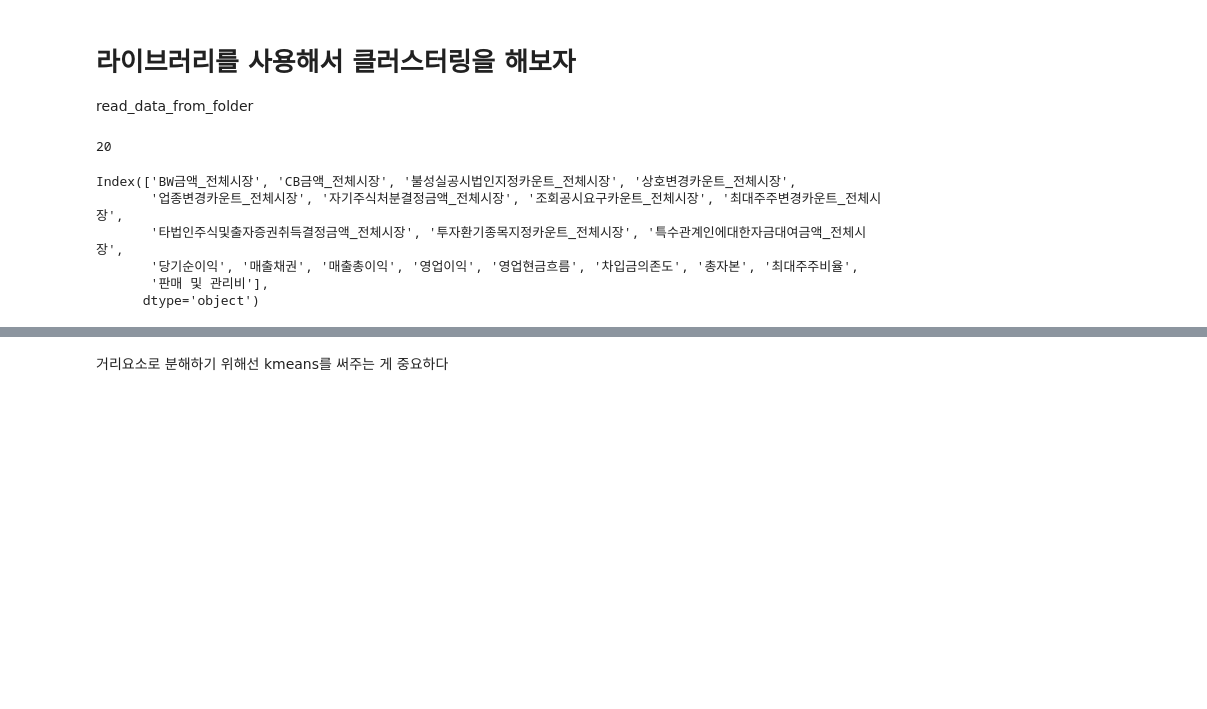
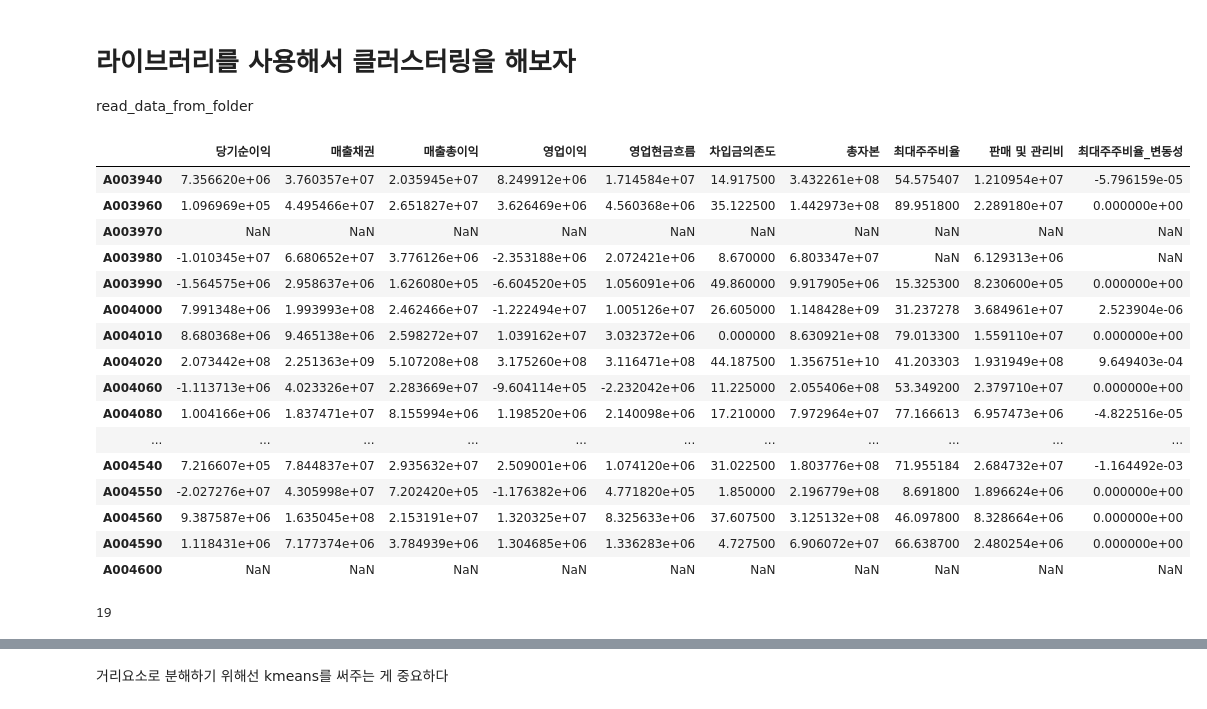
Before and after one commit to Je-Hyeon/KRX_project_2022, a Jupyter notebook: Do_clustering.ipynb, the cells around one changed output, grey strips where cells are left out. Cells and saved outputs as stored; diff of their text form; code cells hidden in the pictures; blank space fills up the shorter version.

```diff
--- a/Do_clustering.ipynb
+++ b/Do_clustering.ipynb
@@ -12,18 +12,34 @@ from krx_fr.cluster.kmeans import MyKmeans
 kind_data = tools.read_data_from_folder("C:\\Jehyeon\\2022_Winter_KRX\\KRX\\Use_data\\KIND\\")
 financial_data = tools.read_data_from_folder("C:\\Jehyeon\\2022_Winter_KRX\\KRX\\Use_data\\재무\\")
 
-kind_data = tools.dict_data_preprocess(kind_data, function=np.sum, window_size='Y',fillna=True)
-financial_data = tools.dict_data_preprocess(financial_data, function=np.mean, window_size='Y',fillna=False)
+kind_data2 = tools.dict_data_preprocess(kind_data, function=np.sum, window_size='Y',fillna=True)
+financial_data2 = tools.dict_data_preprocess(financial_data, function=np.mean, window_size='Y',fillna=False)
+# %%
+dl = tools.dict_data_calculate_vol(financial_data, name="최대주주비율", return_original=True)
+# %%
+financial_data2 = tools.dict_data_preprocess(dl, function=np.mean, window_size='Y',fillna=False)
+financial_data2["2014-01-01"].iloc[300:350]
+# %% [output]
+|  | 당기순이익 | 매출채권 | 매출총이익 | 영업이익 | 영업현금흐름 | 차입금의존도 | 총자본 | 최대주주비율 | 판매 및 관리비 | 최대주주비율_변동성 |
+| A003940 | 7.356620e+06 | 3.760357e+07 | 2.035945e+07 | 8.249912e+06 | 1.714584e+07 | 14.917500 | 3.432261e+08 | 54.575407 | 1.210954e+07 | -5.796159e-05 |
+| A003960 | 1.096969e+05 | 4.495466e+07 | 2.651827e+07 | 3.626469e+06 | 4.560368e+06 | 35.122500 | 1.442973e+08 | 89.951800 | 2.289180e+07 | 0.000000e+00 |
+| A003970 | NaN | NaN | NaN | NaN | NaN | NaN | NaN | NaN | NaN | NaN |
+| A003980 | -1.010345e+07 | 6.680652e+07 | 3.776126e+06 | -2.353188e+06 | 2.072421e+06 | 8.670000 | 6.803347e+07 | NaN | 6.129313e+06 | NaN |
+| A003990 | -1.564575e+06 | 2.958637e+06 | 1.626080e+05 | -6.604520e+05 | 1.056091e+06 | 49.860000 | 9.917905e+06 | 15.325300 | 8.230600e+05 | 0.000000e+00 |
+| A004000 | 7.991348e+06 | 1.993993e+08 | 2.462466e+07 | -1.222494e+07 | 1.005126e+07 | 26.605000 | 1.148428e+09 | 31.237278 | 3.684961e+07 | 2.523904e-06 |
+| A004010 | 8.680368e+06 | 9.465138e+06 | 2.598272e+07 | 1.039162e+07 | 3.032372e+06 | 0.000000 | 8.630921e+08 | 79.013300 | 1.559110e+07 | 0.000000e+00 |
+| A004020 | 2.073442e+08 | 2.251363e+09 | 5.107208e+08 | 3.175260e+08 | 3.116471e+08 | 44.187500 | 1.356751e+10 | 41.203303 | 1.931949e+08 | 9.649403e-04 |
+| A004060 | -1.113713e+06 | 4.023326e+07 | 2.283669e+07 | -9.604114e+05 | -2.232042e+06 | 11.225000 | 2.055406e+08 | 53.349200 | 2.379710e+07 | 0.000000e+00 |
+| A004080 | 1.004166e+06 | 1.837471e+07 | 8.155994e+06 | 1.198520e+06 | 2.140098e+06 | 17.210000 | 7.972964e+07 | 77.166613 | 6.957473e+06 | -4.822516e-05 |
+| ... | ... | ... | ... | ... | ... | ... | ... | ... | ... | ... |
+| A004540 | 7.216607e+05 | 7.844837e+07 | 2.935632e+07 | 2.509001e+06 | 1.074120e+06 | 31.022500 | 1.803776e+08 | 71.955184 | 2.684732e+07 | -1.164492e-03 |
+| A004550 | -2.027276e+07 | 4.305998e+07 | 7.202420e+05 | -1.176382e+06 | 4.771820e+05 | 1.850000 | 2.196779e+08 | 8.691800 | 1.896624e+06 | 0.000000e+00 |
+| A004560 | 9.387587e+06 | 1.635045e+08 | 2.153191e+07 | 1.320325e+07 | 8.325633e+06 | 37.607500 | 3.125132e+08 | 46.097800 | 8.328664e+06 | 0.000000e+00 |
+| A004590 | 1.118431e+06 | 7.177374e+06 | 3.784939e+06 | 1.304685e+06 | 1.336283e+06 | 4.727500 | 6.906072e+07 | 66.638700 | 2.480254e+06 | 0.000000e+00 |
+| A004600 | NaN | NaN | NaN | NaN | NaN | NaN | NaN | NaN | NaN | NaN |
 # %%
-concat_data = tools.dict_data_concat(kind_data,financial_data, dropna=False)
+concat_data = tools.dict_data_concat(kind_data2,financial_data2, dropna=False)
 
 print(len(concat_data["2012-01-01"].columns))
-concat_data["2012-01-01"].columns
 # %% [output]
-20
+19
-Index(['BW금액_전체시장', 'CB금액_전체시장', '불성실공시법인지정카운트_전체시장', '상호변경카운트_전체시장',
-       '업종변경카운트_전체시장', '자기주식처분결정금액_전체시장', '조회공시요구카운트_전체시장', '최대주주변경카운트_전체시장',
-       '타법인주식및출자증권취득결정금액_전체시장', '투자환기종목지정카운트_전체시장', '특수관계인에대한자금대여금액_전체시장',
-       '당기순이익', '매출채권', '매출총이익', '영업이익', '영업현금흐름', '차입금의존도', '총자본', '최대주주비율',
-       '판매 및 관리비'],
-      dtype='object')
```
Also changed, not shown: parts of 19 cells of this notebook, 18 other files.
